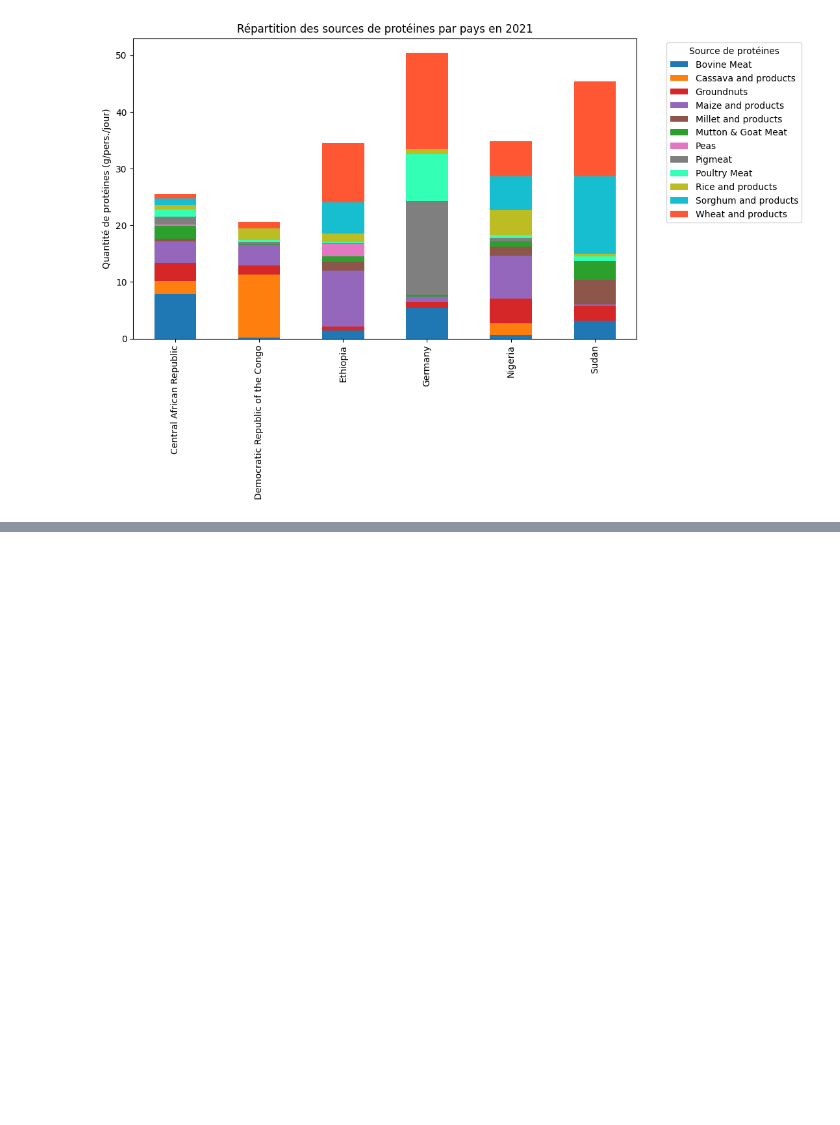
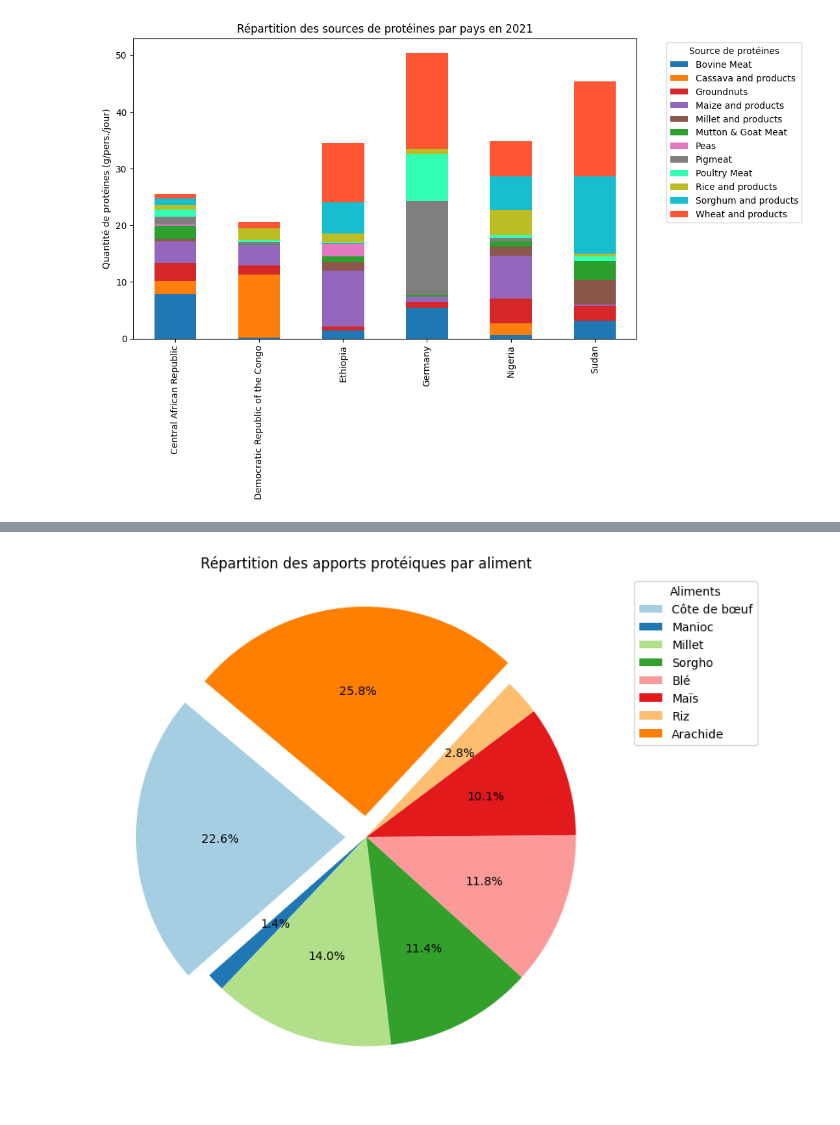
Before and after one commit to faridig/FAO_STAT, a Jupyter notebook: stats_17nov/heatmap.ipynb, the cells around one changed output, grey strips where cells are left out. Saved outputs shown, nothing was run; the diff lists cells and outputs as text; code cells hidden in the pictures; blank space fills up the shorter version.

Commit message:
ajout camembert proteines

```diff
--- a/stats_17nov/heatmap.ipynb
+++ b/stats_17nov/heatmap.ipynb
@@ -123,0 +151,17 @@ plt.show()
+# %%
+import matplotlib.pyplot as plt
+
+aliments = ['Côte de bœuf', 'Manioc', 'Millet', 'Sorgho', 'Blé', 'Maïs', 'Riz', 'Arachide']
+apports_protéiques = [21, 1.3, 13, 10.6, 11, 9.4, 2.6, 24]
+explode = (0.1, 0, 0, 0, 0, 0, 0, 0.1)  # Mettez en évidence la Côte de bœuf et l'Arachide
+
+plt.figure(figsize=(8, 8))
+patches, texts, autotexts = plt.pie(apports_protéiques, autopct='%1.1f%%', startangle=140, explode=explode, colors=plt.cm.Paired.colors)
+plt.title('Répartition des apports protéiques par aliment')
+
+# Ajoutez une légende avec les noms des aliments
+plt.legend(patches, aliments, title='Aliments', loc='upper left', bbox_to_anchor=(1, 0, 0.5, 1))
+
+plt.show()
+# %% [output]
+[figure, added]
```
Also changed, not shown: parts of 4 cells of this notebook, 3 other files.
